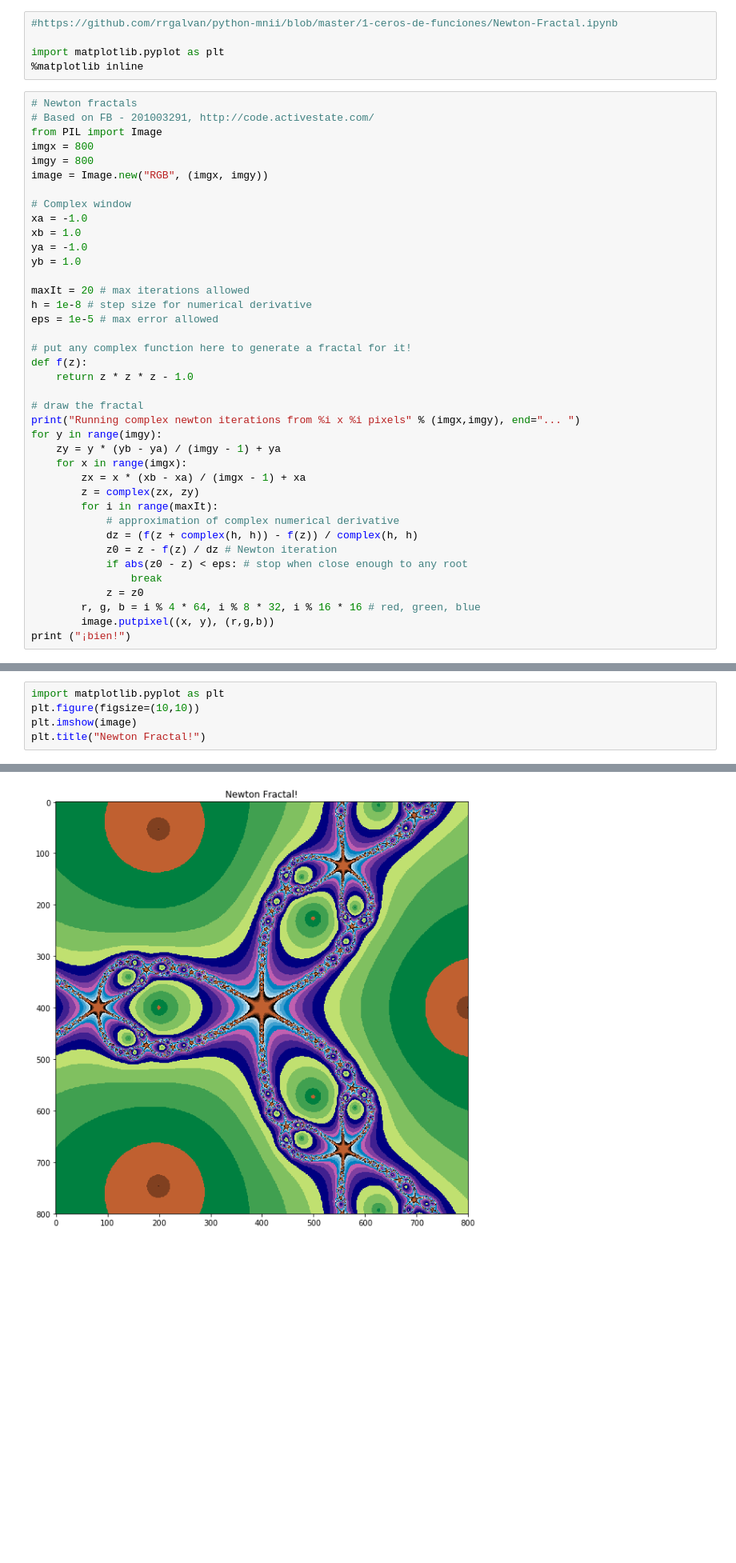
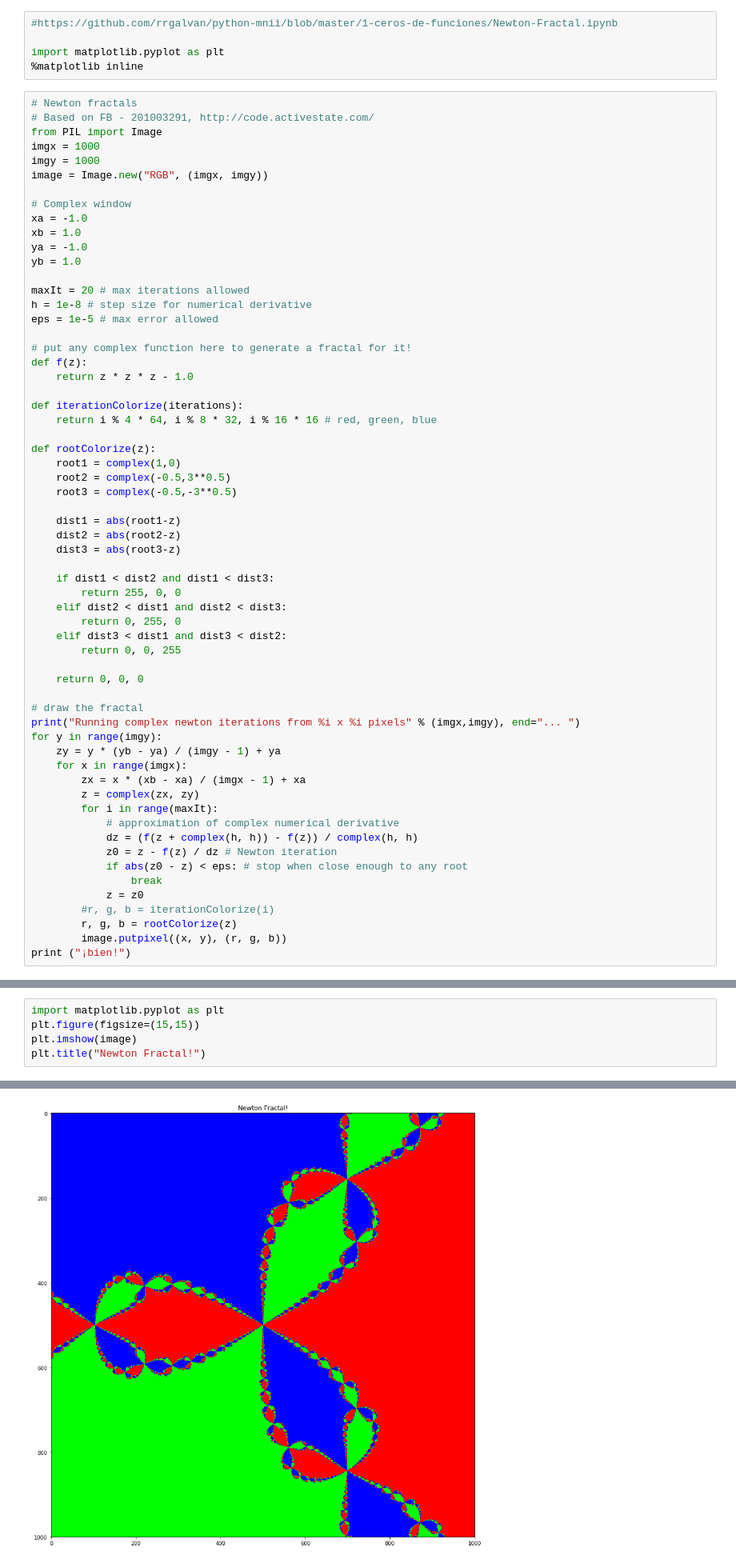
Before and after one commit to bradleypmartin/LinearAlgebraGeekout190405, a Jupyter notebook: Python Fractals.ipynb, the cells around one changed output, grey strips where cells are left out. Shown: that part at 80% size. Saved outputs shown, nothing was run; the diff lists cells and outputs as text; blank space fills up the shorter version.

```diff
--- a/Python Fractals.ipynb
+++ b/Python Fractals.ipynb
@@ -11,8 +11,8 @@ import matplotlib.pyplot as plt
 # Newton fractals
 # Based on FB - 201003291, http://code.activestate.com/
 from PIL import Image
-imgx = 800
-imgy = 800
+imgx = 1000
+imgy = 1000
 image = Image.new("RGB", (imgx, imgy))
 
 # Complex window
@@ -29,6 +29,27 @@ eps = 1e-5 # max error allowed
 def f(z):
     return z * z * z - 1.0
 
+def iterationColorize(iterations):
+    return i % 4 * 64, i % 8 * 32, i % 16 * 16 # red, green, blue
+
+def rootColorize(z):
+    root1 = complex(1,0)
+    root2 = complex(-0.5,3**0.5)
+    root3 = complex(-0.5,-3**0.5)
+
+    dist1 = abs(root1-z)
+    dist2 = abs(root2-z)
+    dist3 = abs(root3-z)
+
+    if dist1 < dist2 and dist1 < dist3:
+        return 255, 0, 0
+    elif dist2 < dist1 and dist2 < dist3:
+        return 0, 255, 0
+    elif dist3 < dist1 and dist3 < dist2:
+        return 0, 0, 255
+
+    return 0, 0, 0
+
 # draw the fractal
 print("Running complex newton iterations from %i x %i pixels" % (imgx,imgy), end="... ")
 for y in range(imgy):
@@ -43,7 +64,8 @@ for y in range(imgy):
             if abs(z0 - z) < eps: # stop when close enough to any root
                 break
             z = z0
-        r, g, b = i % 4 * 64, i % 8 * 32, i % 16 * 16 # red, green, blue
-        image.putpixel((x, y), (r,g,b))
+        #r, g, b = iterationColorize(i)
+        r, g, b = rootColorize(z)
+        image.putpixel((x, y), (r, g, b))
 print ("¡bien!")
 # %% [output]
@@ -51,8 +73,8 @@ Running complex newton iterations from 800 x 800 pixels... ¡bien!
 # %%
 import matplotlib.pyplot as plt
-plt.figure(figsize=(10,10))
+plt.figure(figsize=(15,15))
 plt.imshow(image)
 plt.title("Newton Fractal!")
 # %% [output]
 <matplotlib.text.Text at 0x...>
-[figure, old version]
+[figure, new version]
```
Also changed, not shown: parts of 1 cell of this notebook.
